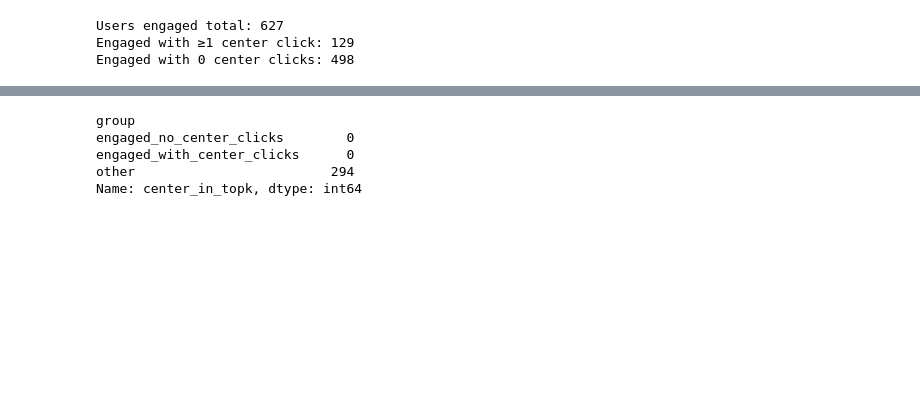
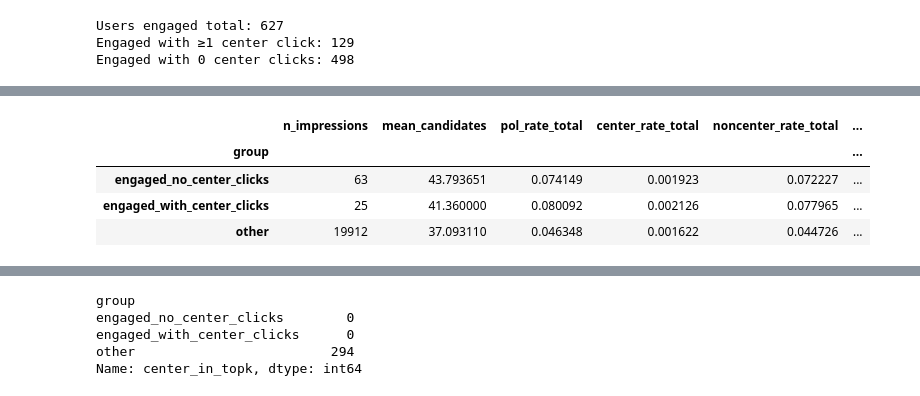
Before and after one commit to joanapimenta27/IAS_Project, a Jupyter notebook: notebooks/07_ideology_bias_and_reinforcement.ipynb, the cells around one changed output, grey strips where cells are left out. Cells and saved outputs as stored; diff of their text form; code cells hidden in the pictures; blank space fills up the shorter version.

```diff
--- a/notebooks/07_ideology_bias_and_reinforcement.ipynb
+++ b/notebooks/07_ideology_bias_and_reinforcement.ipynb
@@ -507,0 +604,76 @@ Preference baseline: category + ideology (grouped):
+# %%
+def full_slate_ideology_metrics(max_impressions=None):
+    ids = impression_candidates.index if max_impressions is None else impression_candidates.index[:max_impressions]
+    rows = []
+
+    for imp_id in ids:
+        uid = imp_user[imp_id]
+        cands = impression_candidates[imp_id]
+        n = len(cands)
+
+        ideos = [ideology_used_map.get(nid, None) for nid in cands]
+        pol_mask = [v is not None for v in ideos]
+        pol_n = int(np.sum(pol_mask))
+
+        center_n = int(np.sum([v == "center" for v in ideos if v is not None]))
+        noncenter_n = int(np.sum([v == "non_center" for v in ideos if v is not None]))
+
+        rows.append({
+            "impression_id": imp_id,
+            "user_id": uid,
+            "group": user_group(uid),
+            "n_candidates": n,
+            "pol_candidates": pol_n,
+            "center_candidates": center_n,
+            "noncenter_candidates": noncenter_n,
+
+            # Rates over the entire slate
+            "pol_rate_total": (pol_n / n) if n > 0 else np.nan,
+            "center_rate_total": (center_n / n) if n > 0 else np.nan,
+            "noncenter_rate_total": (noncenter_n / n) if n > 0 else np.nan,
+
+            # Within-politics composition (only meaningful if pol_n > 0)
+            "center_within_politics": (center_n / pol_n) if pol_n > 0 else np.nan,
+            "noncenter_within_politics": (noncenter_n / pol_n) if pol_n > 0 else np.nan,
+
+            # Availability indicators
+            "has_any_politics": pol_n > 0,
+            "has_any_center": center_n > 0,
+        })
+
+    return pd.DataFrame(rows)
+
+def summarize_full_slate(df):
+    return (
+        df.groupby("group")
+          .agg(
+              n_impressions=("impression_id", "count"),
+              mean_candidates=("n_candidates", "mean"),
+
+              # how much politics/center exists in the slate (average rates)
+              pol_rate_total=("pol_rate_total", "mean"),
+              center_rate_total=("center_rate_total", "mean"),
+              noncenter_rate_total=("noncenter_rate_total", "mean"),
+
+              # within-politics composition (only where politics exists)
+              center_within_politics=("center_within_politics", "mean"),
+              noncenter_within_politics=("noncenter_within_politics", "mean"),
+
+              # probability that center/politics appears at least once in the slate
+              p_has_politics=("has_any_politics", "mean"),
+              p_has_center=("has_any_center", "mean"),
+
+              # average counts (more intuitive)
+              mean_pol_candidates=("pol_candidates", "mean"),
+              mean_center_candidates=("center_candidates", "mean"),
+              mean_noncenter_candidates=("noncenter_candidates", "mean"),
+          )
+          .sort_index()
+    )
+
+MAX_IMP = 20000  # or None to use all impressions
+full_slate = full_slate_ideology_metrics(max_impressions=MAX_IMP)
+
+print("Full-slate ideology exposure (grouped):")
+display(summarize_full_slate(full_slate))
+# %% [output]
@@ -507,0 +681,5 @@ Preference baseline: category + ideology (grouped):
+|  | n_impressions | mean_candidates | pol_rate_total | center_rate_total | noncenter_rate_total | ... |
+| group |  |  |  |  |  | ... |
+| engaged_no_center_clicks | 63 | 43.793651 | 0.074149 | 0.001923 | 0.072227 | ... |
+| engaged_with_center_clicks | 25 | 41.360000 | 0.080092 | 0.002126 | 0.077965 | ... |
+| other | 19912 | 37.093110 | 0.046348 | 0.001622 | 0.044726 | ... |
```
Also changed, not shown: parts of 72 cells of this notebook, 2 other files.
